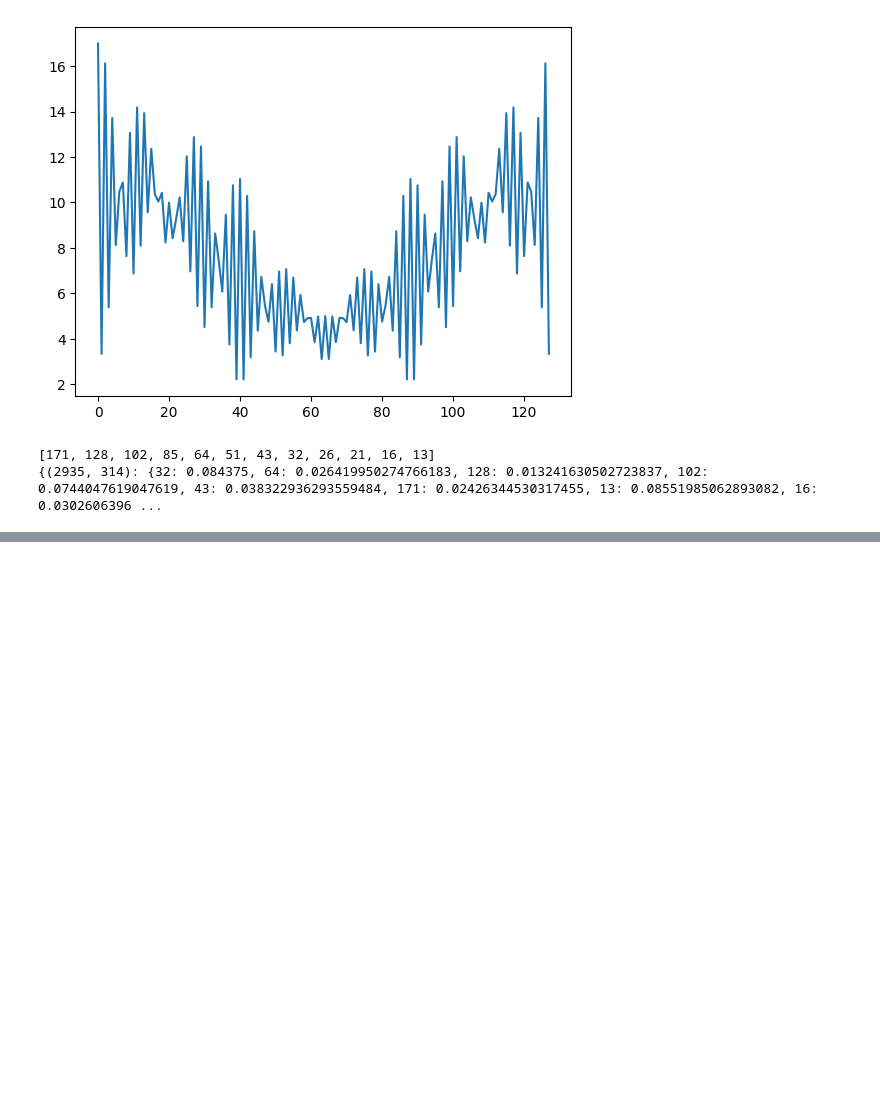
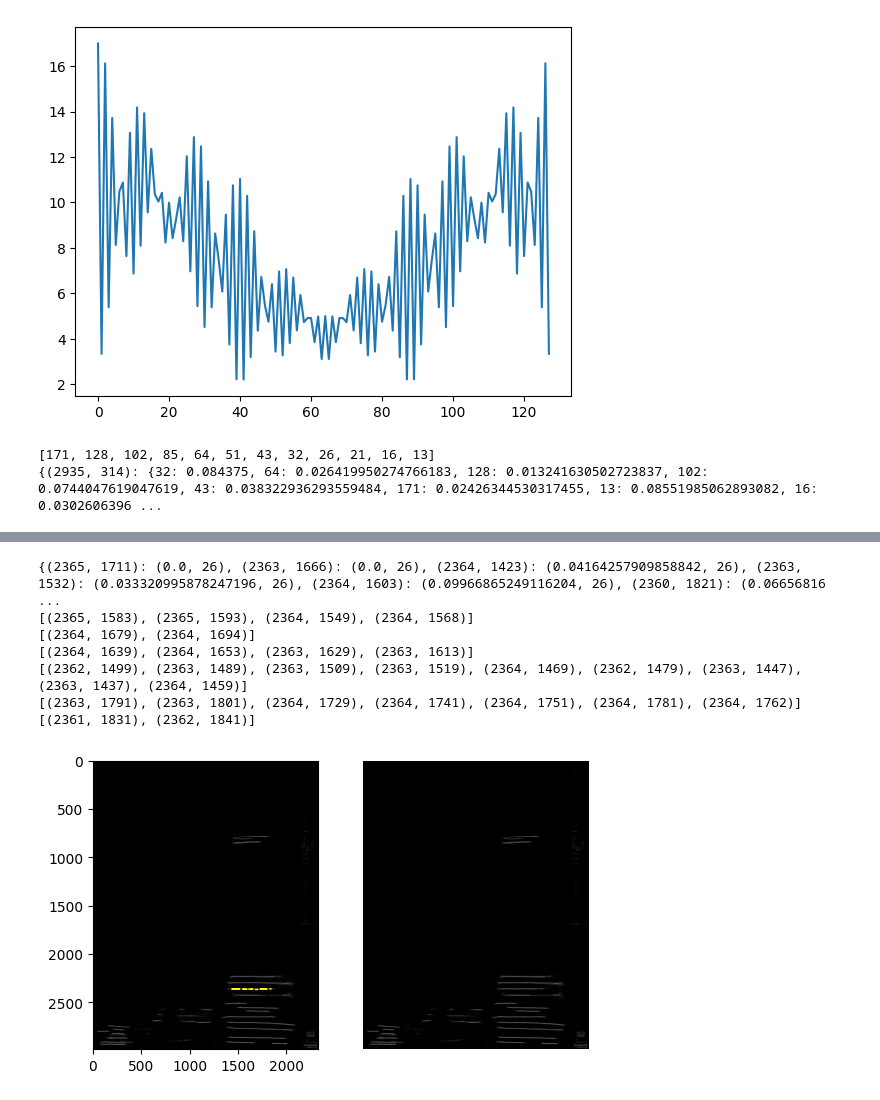
Before and after one commit to NHMDenmark/HTROCR, a Jupyter notebook: line_segmentation/test.ipynb, the cells around one changed output, grey strips where cells are left out. Drawn from its saved outputs; the diff is of its cells as text; code cells hidden in the pictures; blank space fills up the shorter version.

```diff
--- a/line_segmentation/test.ipynb
+++ b/line_segmentation/test.ipynb
@@ -198,6 +179,9 @@ def extract_lto(p, N, B):
     L = np.array([(e, compute_connectivity(e, B)) for e in M], dtype=object)
     # Sort by baseline connectivities.
     L = L[(-L[:,1]).argsort()]
+    # do not consider non-neighbor edges
+    max_val = max(L[:,1])
+    L = np.array([l for l in L if l[1] > max_val/100])
     if len(L) == 1:
         e = L[0,0]
     else:
@@ -761,0 +947,9 @@ test
+# %%
+debug_states = {k:v for k,v in new_states.items() if abs(k[0]-2362) < 5 and abs(k[1]-1631) < 215}
+print(len(debug_states))
+print(debug_states)
+
+
+P_star = cluster_sp(N, debug_states)
+for ps in P_star:
+    print(len(ps))
@@ -761,0 +967,39 @@ test
+# %%
+print(P_star[0])
+
+plt.subplot(1,2,1)
+plt.imshow(B, cmap='gray')
+# plt.axis("off")
+
+x = []
+y=[]
+for i in range(1, len(P_star)):
+    ps = P_star[i]
+    print(list(ps.keys()))
+    x = []
+    y=[]
+    for p in list(ps.keys()):
+        x.append(p[1])
+        y.append(p[0])
+    # y = list(P_star[0].keys())[:,0]
+    # print(len(q))
+    # for i in range(len(q)):
+    #     y_S2 = q[i][0]
+    #     x_S2 = q[i][1]
+    #     x = [x_S, x_S2]
+    #     y = [y_S, y_S2]
+    plt.plot(x,y, c='yellow',linewidth=1)
+plt.subplot(1,2,2)
+plt.imshow(B, cmap='gray')
+plt.axis('off')
+
+plt.show()
+# %% [output]
+{(2365, 1711): (0.0, 26), (2363, 1666): (0.0, 26), (2364, 1423): (0.04164257909858842, 26), (2363, 1532): (0.033320995878247196, 26), (2364, 1603): (0.09966865249116204, 26), (2360, 1821): (0.06656816 ...
+[(2365, 1583), (2365, 1593), (2364, 1549), (2364, 1568)]
+[(2364, 1679), (2364, 1694)]
+[(2364, 1639), (2364, 1653), (2363, 1629), (2363, 1613)]
+[(2362, 1499), (2363, 1489), (2363, 1509), (2363, 1519), (2364, 1469), (2362, 1479), (2363, 1447), (2363, 1437), (2364, 1459)]
+[(2363, 1791), (2363, 1801), (2364, 1729), (2364, 1741), (2364, 1751), (2364, 1781), (2364, 1762)]
+[(2361, 1831), (2362, 1841)]
+[figure, added]
```
Also changed, not shown: parts of 20 cells of this notebook.
